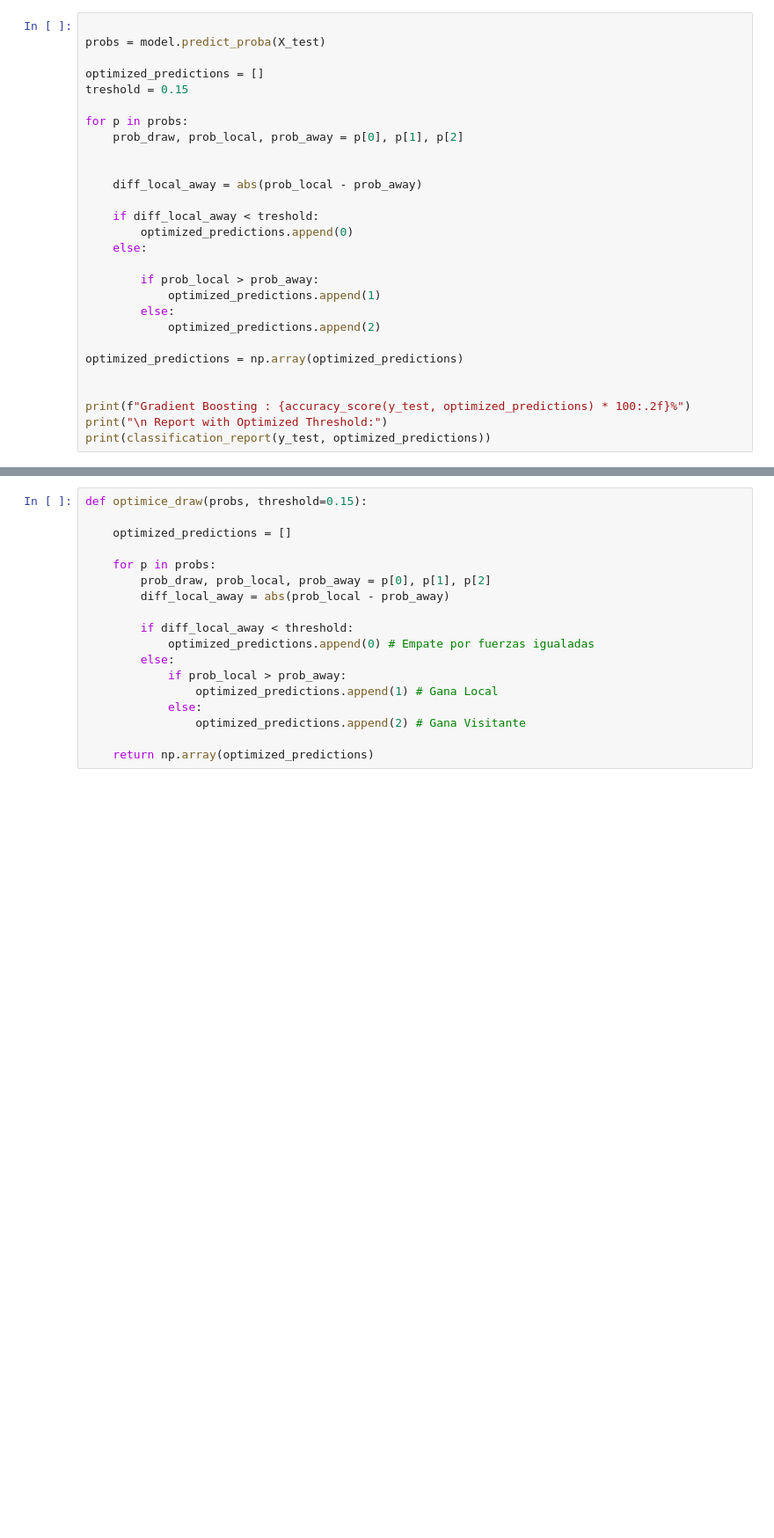
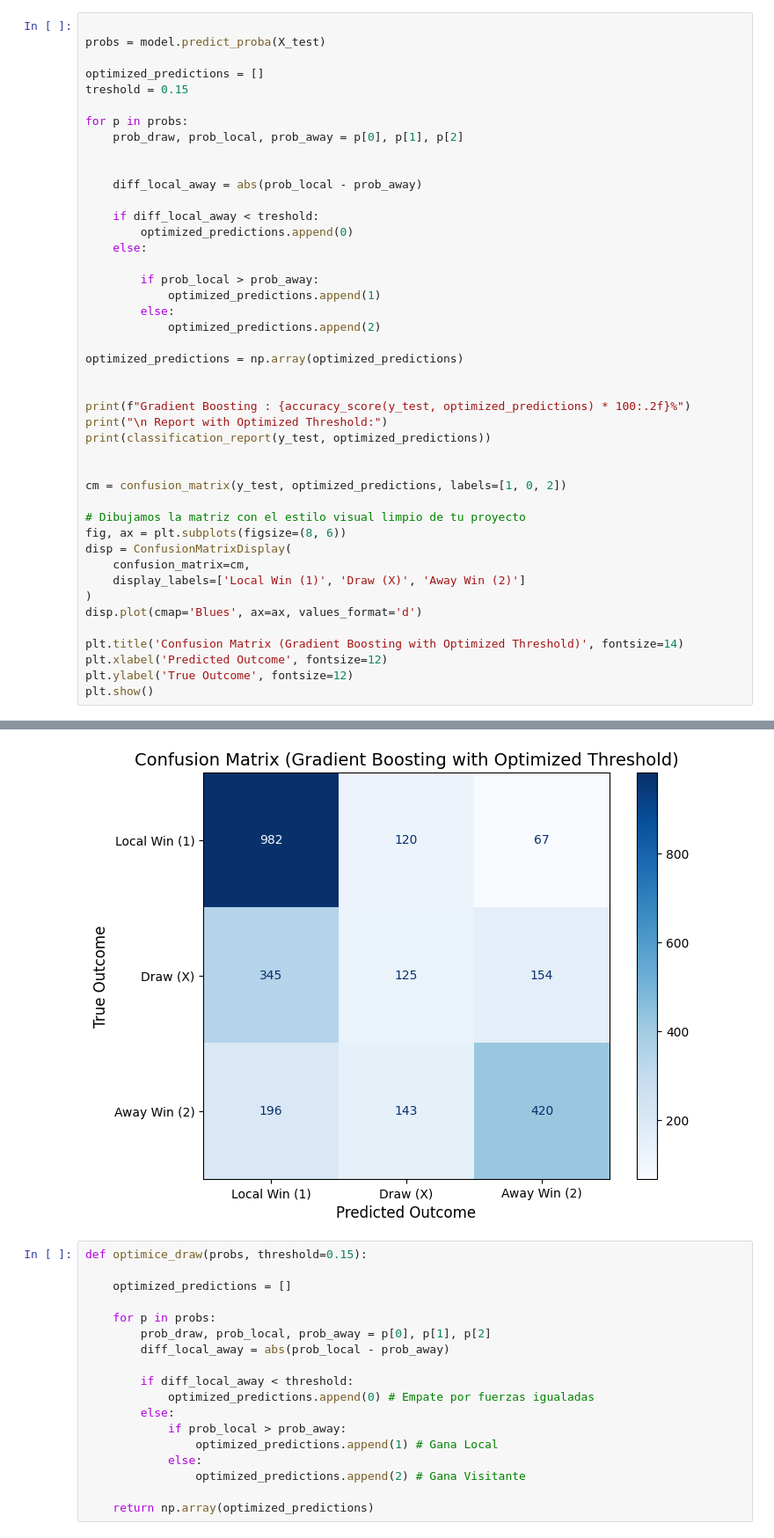
Before and after one commit to nandogm-999/predictor_partidos, a Jupyter notebook: 1.3_prueba_HistGradientBoosting.ipynb, the cells around one changed output, grey strips where cells are left out. Shown at 88% size. Saved outputs shown, nothing was run; the diff lists cells and outputs as text; blank space fills up the shorter version.

Commit message:
añadimos matriz de confusion para visualizar los errores

```diff
--- a/1.3_prueba_HistGradientBoosting.ipynb
+++ b/1.3_prueba_HistGradientBoosting.ipynb
@@ -76,33 +78,50 @@ for p in probs:
     diff_local_away = abs(prob_local - prob_away)
 
     if diff_local_away < treshold:
         optimized_predictions.append(0)
     else:
 
         if prob_local > prob_away:
             optimized_predictions.append(1)
         else:
             optimized_predictions.append(2)
 
 optimized_predictions = np.array(optimized_predictions)
 
 
 print(f"Gradient Boosting : {accuracy_score(y_test, optimized_predictions) * 100:.2f}%")
 print("\n Report with Optimized Threshold:")
 print(classification_report(y_test, optimized_predictions))
+
+
+cm = confusion_matrix(y_test, optimized_predictions, labels=[1, 0, 2])
+
+# Dibujamos la matriz con el estilo visual limpio de tu proyecto
+fig, ax = plt.subplots(figsize=(8, 6))
+disp = ConfusionMatrixDisplay(
+    confusion_matrix=cm,
+    display_labels=['Local Win (1)', 'Draw (X)', 'Away Win (2)']
+)
+disp.plot(cmap='Blues', ax=ax, values_format='d')
+
+plt.title('Confusion Matrix (Gradient Boosting with Optimized Threshold)', fontsize=14)
+plt.xlabel('Predicted Outcome', fontsize=12)
+plt.ylabel('True Outcome', fontsize=12)
+plt.show()
 # %% [output]
 Gradient Boosting : 59.84%
 
  Report with Optimized Threshold:
               precision    recall  f1-score   support
 
            0       0.32      0.20      0.25       624
            1       0.64      0.84      0.73      1169
            2       0.66      0.55      0.60       759
 
     accuracy                           0.60      2552
    macro avg       0.54      0.53      0.53      2552
 weighted avg       0.57      0.60      0.57      2552
+[figure, added]
 # %%
 def optimice_draw(probs, threshold=0.15):
 
```
Also changed, not shown: parts of 1 cell of this notebook.
